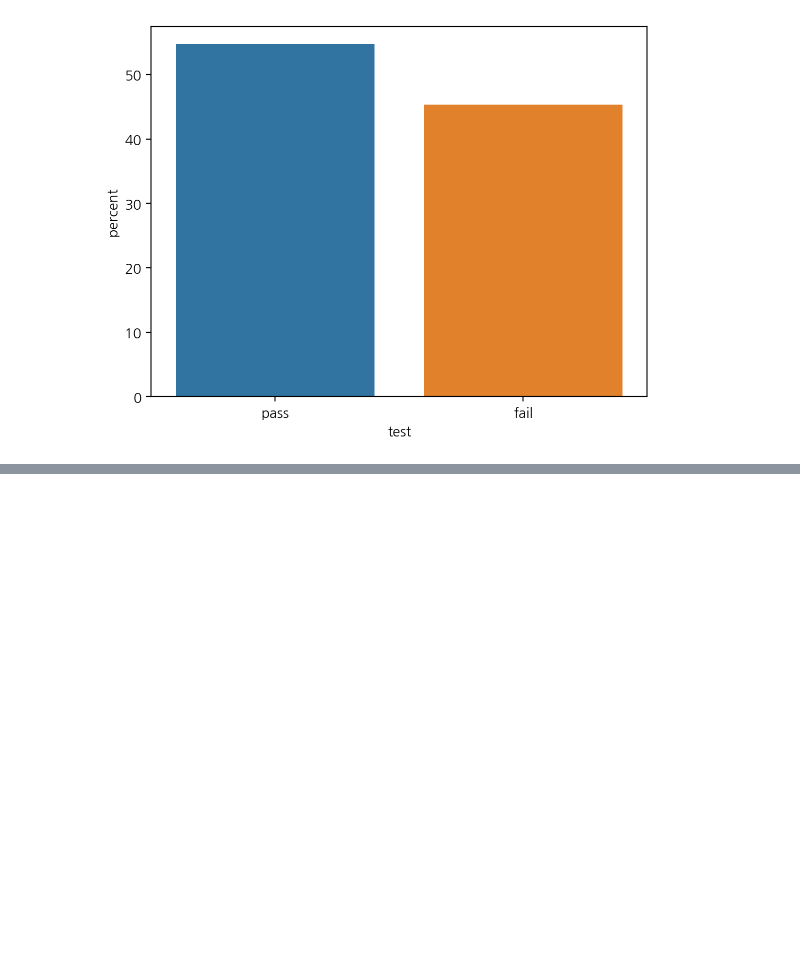
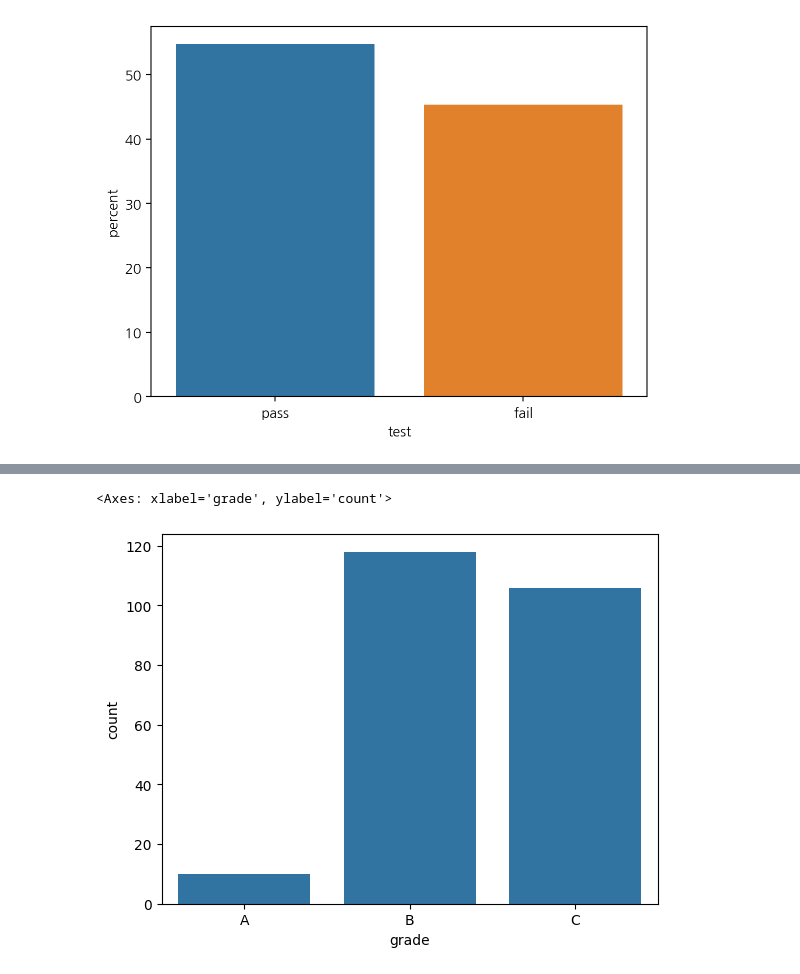
Before and after one commit to secons127/2024-1-my-BDA, a Jupyter notebook: inclass/03w_240322_Fri_ch05_data_medium.ipynb, the cells around one changed output, grey strips where cells are left out. Saved outputs shown, nothing was run; the diff lists cells and outputs as text; code cells hidden in the pictures; blank space fills up the shorter version.

```diff
--- a/inclass/03w_240322_Fri_ch05_data_medium.ipynb
+++ b/inclass/03w_240322_Fri_ch05_data_medium.ipynb
@@ -881,0 +941,5 @@ sns.countplot(mpg, x='test', hue='test', stat='percent');  # 분포비율 만들
+# %%
+sns.countplot(mpg, x="grade", order=["A", "B", "C"])
+# %% [output]
+<Axes: xlabel='grade', ylabel='count'>
+[figure, added]
```
Also changed, not shown: parts of 24 cells of this notebook.
